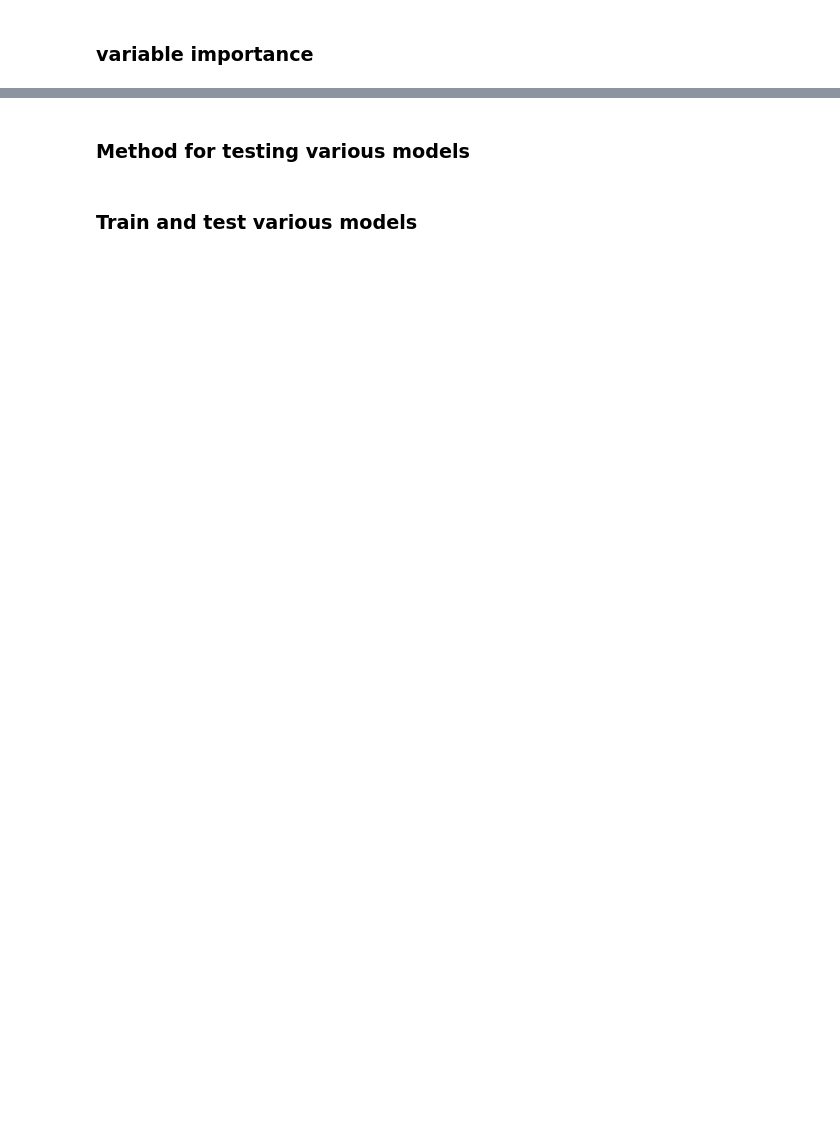
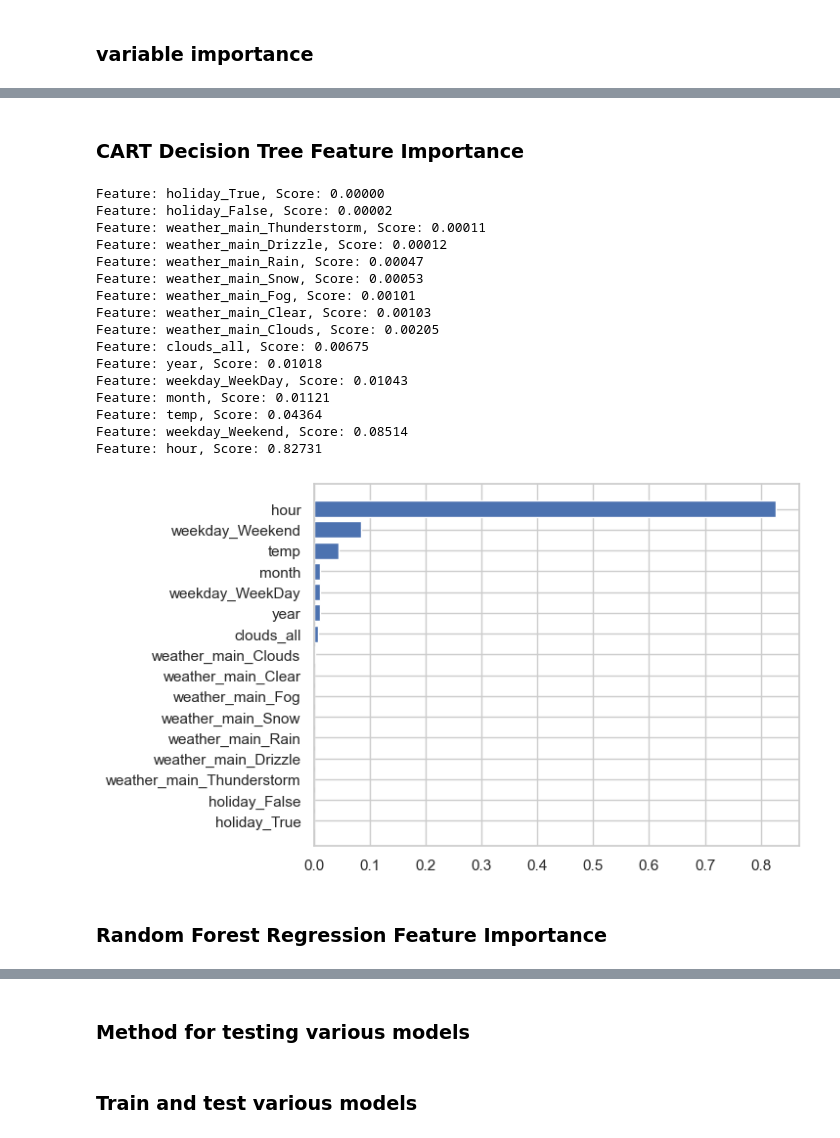
Before and after one commit to MrFICAX/Machine_Learning_Project_1, a Jupyter notebook: Projekat1_InProgress.ipynb, the cells around one changed output, grey strips where cells are left out. Drawn from its saved outputs; the diff is of its cells as text; code cells hidden in the pictures; blank space fills up the shorter version.

```diff
--- a/Projekat1_InProgress.ipynb
+++ b/Projekat1_InProgress.ipynb
@@ -1078,3 +1057,38 @@ pdf.head()
+# %% [markdown]
+### CART Decision Tree Feature Importance
+# %%
+model = DecisionTreeRegressor()
+# fit the model
+model.fit(X, y)
+# get importance
+importance = sorted(zip(model.feature_importances_, X.columns), key = lambda x: x[0])
+
+# summarize feature importance
+for coef, feat in importance:
+ print('Feature: %s, Score: %.5f' % (feat, coef))
+# plot feature importance
+pyplot.barh([x[1] for x in importance], [x[0] for x in importance])
+pyplot.show()
+# %% [output]
+Feature: holiday_True, Score: 0.00000
+Feature: holiday_False, Score: 0.00002
+Feature: weather_main_Thunderstorm, Score: 0.00011
+Feature: weather_main_Drizzle, Score: 0.00012
+Feature: weather_main_Rain, Score: 0.00047
+Feature: weather_main_Snow, Score: 0.00053
+Feature: weather_main_Fog, Score: 0.00101
+Feature: weather_main_Clear, Score: 0.00103
+Feature: weather_main_Clouds, Score: 0.00205
+Feature: clouds_all, Score: 0.00675
+Feature: year, Score: 0.01018
+Feature: weekday_WeekDay, Score: 0.01043
+Feature: month, Score: 0.01121
+Feature: temp, Score: 0.04364
+Feature: weekday_Weekend, Score: 0.08514
+Feature: hour, Score: 0.82731
+[figure, added]
+# %% [markdown]
+### Random Forest Regression Feature Importance
 # %%
 # Get numerical feature importances
 importances = list(rf.feature_importances_)
```
Also changed, not shown: parts of 98 cells of this notebook, 1 other file.
